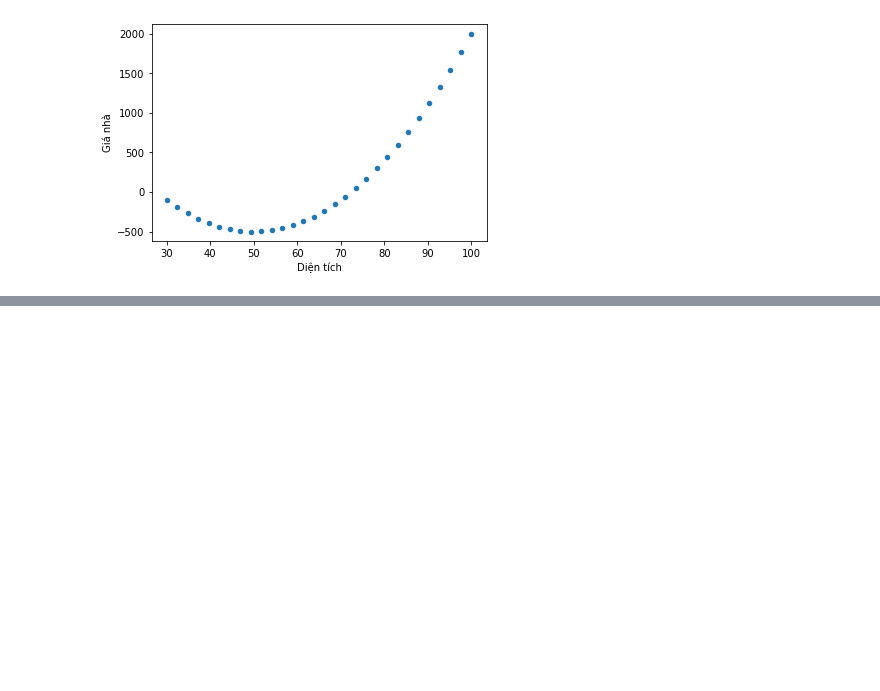
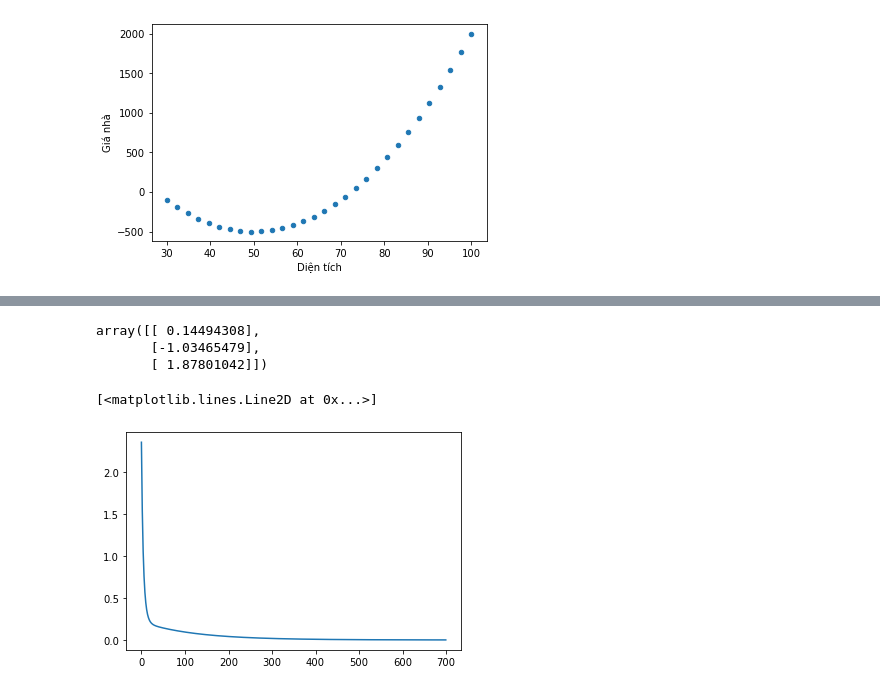
Before and after one commit to phungminhhieu1206/StudyAI, a Jupyter notebook: DeepLearning/2. Linear Regression/TuHoc/Ex4.ipynb, the cells around one changed output, grey strips where cells are left out. Saved outputs shown, nothing was run; the diff lists cells and outputs as text; code cells hidden in the pictures; blank space fills up the shorter version.

```diff
--- a/DeepLearning/2. Linear Regression/TuHoc/Ex4.ipynb
+++ b/DeepLearning/2. Linear Regression/TuHoc/Ex4.ipynb
@@ -22,0 +43,3 @@ data.plot.scatter(x = "Diện tích", y = "Giá nhà")
+# %%
+x = x.reshape(x.shape[0], x.shape[-1])
+print(x)
@@ -22,0 +64,3 @@ data.plot.scatter(x = "Diện tích", y = "Giá nhà")
+# %%
+# Biến đổi ma trận input x
+x = np.hstack((np.ones((N, 1)), x))
@@ -22,0 +71,4 @@ data.plot.scatter(x = "Diện tích", y = "Giá nhà")
+# %%
+# Khởi tạo w
+w = np.zeros((x.shape[1], 1))
+w
@@ -22,0 +79,11 @@ data.plot.scatter(x = "Diện tích", y = "Giá nhà")
+# %%
+# Training with GD algorithm
+numOfIteration = 700
+cost = np.zeros((numOfIteration,1))
+learning_rate = 0.045
+for i in range(0, numOfIteration):
+    r = np.dot(x, w) - y
+    cost[i] = 0.5*np.sum(r*r)
+    # correct the shape dimension
+    w = w - learning_rate * np.dot(x.T, r)
+    print('step {}, cost: {}'.format(i, cost[i]))
@@ -22,0 +108,11 @@ data.plot.scatter(x = "Diện tích", y = "Giá nhà")
+# %%
+w
+# %% [output]
+array([[ 0.14494308],
+       [-1.03465479],
+       [ 1.87801042]])
+# %%
+plt.plot(cost)
+# %% [output]
+[<matplotlib.lines.Line2D at 0x...>]
+[figure, added]
```
Also changed, not shown: parts of 11 cells of this notebook, 11 other files.
